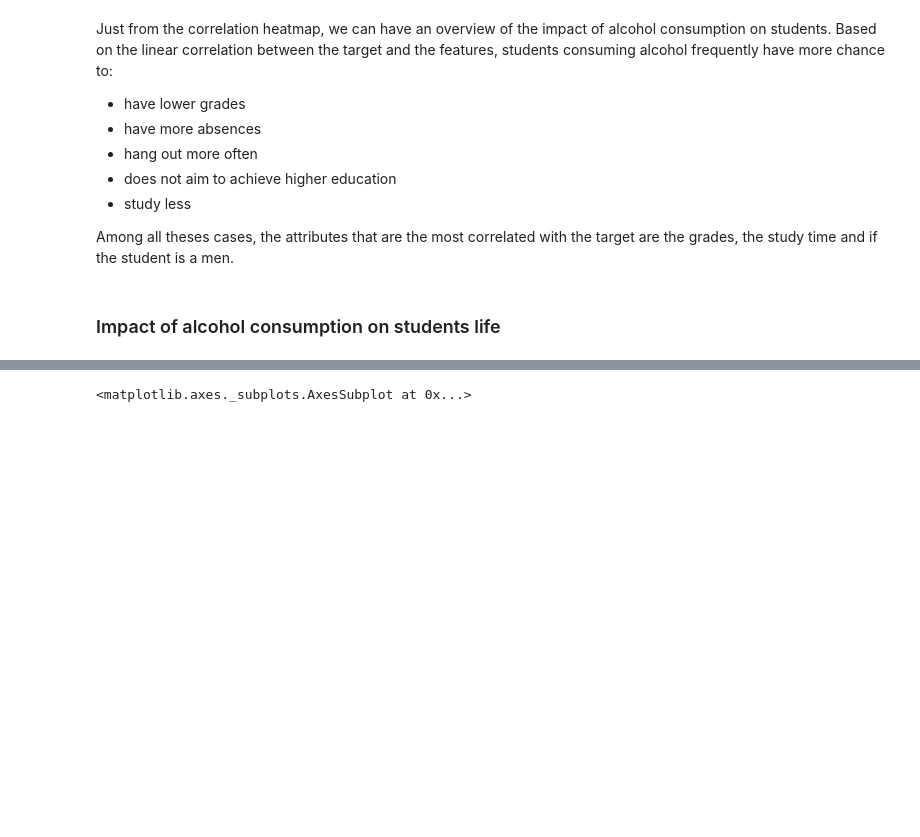
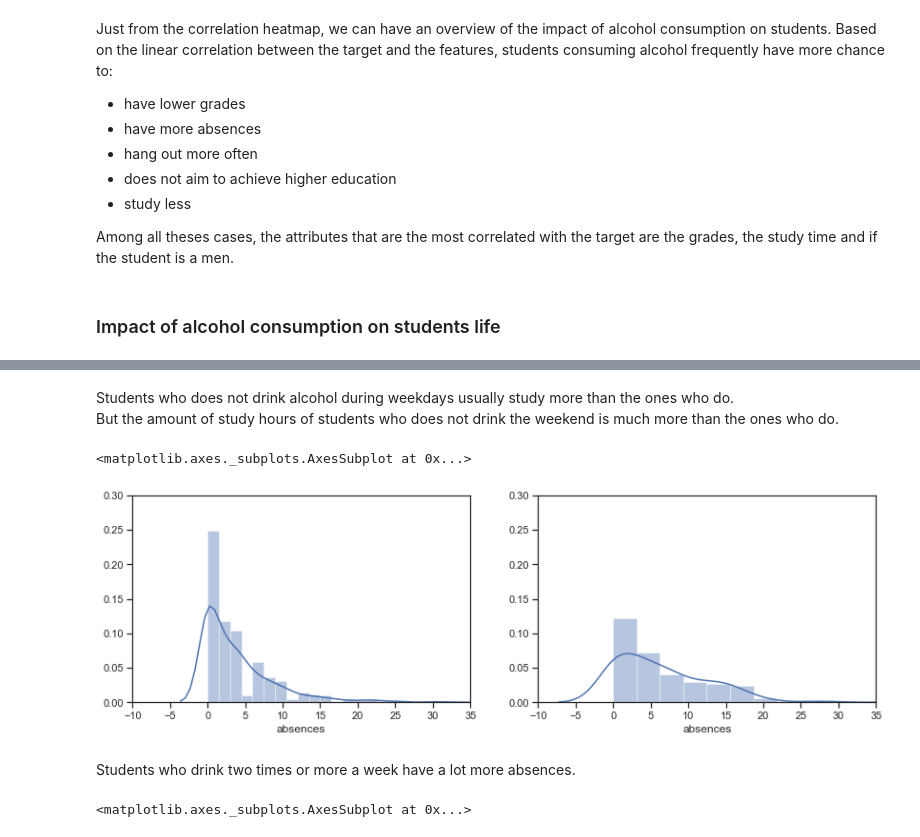
Before and after one commit to ConsciousML/Naive-Bayes-Classifier-from-scratch, a Jupyter notebook: Naive Bayes.ipynb, the cells around one changed output, grey strips where cells are left out. Drawn from its saved outputs; the diff is of its cells as text; code cells hidden in the pictures; blank space fills up the shorter version.

```diff
--- a/Naive Bayes.ipynb
+++ b/Naive Bayes.ipynb
@@ -164,3 +153,22 @@ Name: Walc, dtype: float64
+# %% [markdown]
+Students who does not drink alcohol during weekdays usually study more than the ones who do.<br>
+But the amount of study hours of students who does not drink the weekend is much more than the ones who do.
+# %%
+sober_absences = students.loc[students['Dalc'] <= 2, 'absences']
+drunk_absences = students.loc[students['Dalc'] > 2, 'absences']
+_, (ax1, ax2) = plt.subplots(1, 2, figsize=(14, 4))
+
+ax1.set_xlim(-10, 35)
+ax2.set_xlim(-10, 35)
+ax1.set_ylim(0, 0.30)
+ax2.set_ylim(0, 0.30)
+sns.distplot(sober_absences, ax=ax1)
+sns.distplot(drunk_absences, ax=ax2)
+# %% [output]
+<matplotlib.axes._subplots.AxesSubplot at 0x...>
+[figure, added]
+# %% [markdown]
+Students who drink two times or more a week have a lot more absences.<br>
 # %%
 sns.distplot(students['grade'])
 # %% [output]
```
Also changed, not shown: parts of 5 cells of this notebook.
